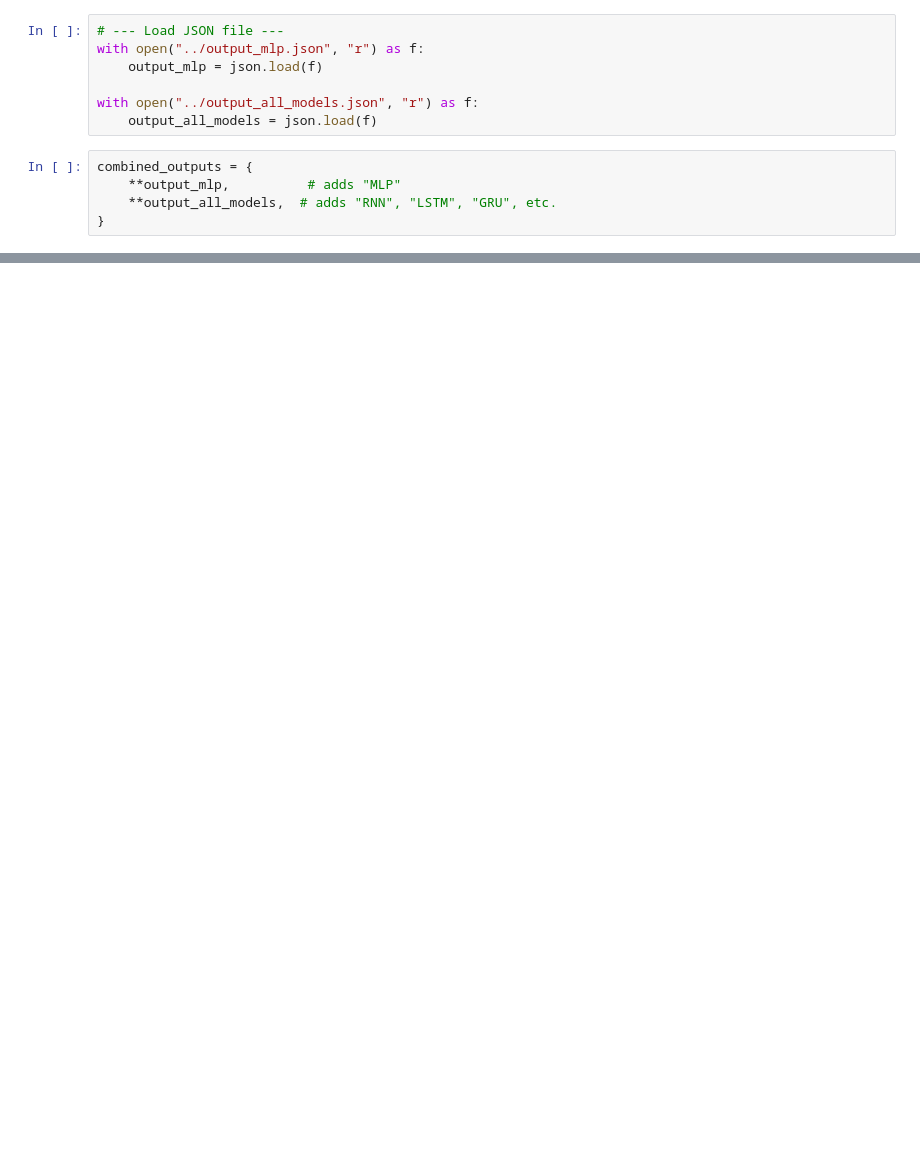
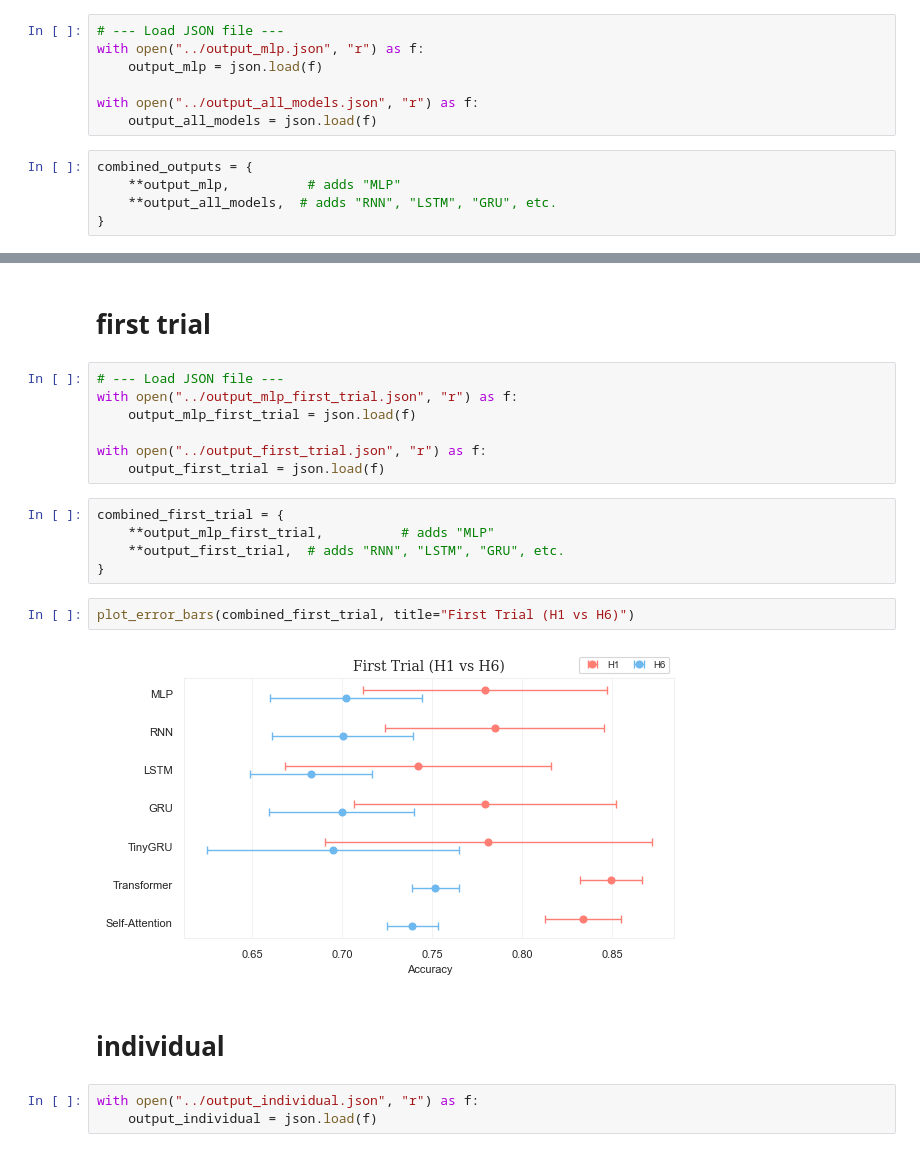
Before and after one commit to althealuo/Horizon, a Jupyter notebook: utils/analysis.ipynb, the cells around one changed output, grey strips where cells are left out. Drawn from its saved outputs; the diff is of its cells as text; blank space fills up the shorter version.

Commit message:
reran and saved outputs

```diff
--- a/utils/analysis.ipynb
+++ b/utils/analysis.ipynb
@@ -19,0 +26,23 @@ plot_error_bars(combined_outputs, title="Overall Comparison (H1 vs H6)")
+# %% [markdown]
+# first trial
+# %%
+# --- Load JSON file ---
+with open("../output_mlp_first_trial.json", "r") as f:
+    output_mlp_first_trial = json.load(f)
+
+with open("../output_first_trial.json", "r") as f:
+    output_first_trial = json.load(f)
+# %%
+combined_first_trial = {
+    **output_mlp_first_trial,          # adds "MLP"
+    **output_first_trial,  # adds "RNN", "LSTM", "GRU", etc.
+}
+# %%
+plot_error_bars(combined_first_trial, title="First Trial (H1 vs H6)")
+# %% [output]
+[figure, added]
+# %% [markdown]
+# individual
+# %%
+with open("../output_individual.json", "r") as f:
+    output_individual = json.load(f)
```
Also changed, not shown: parts of 6 cells of this notebook, 27 other files.
